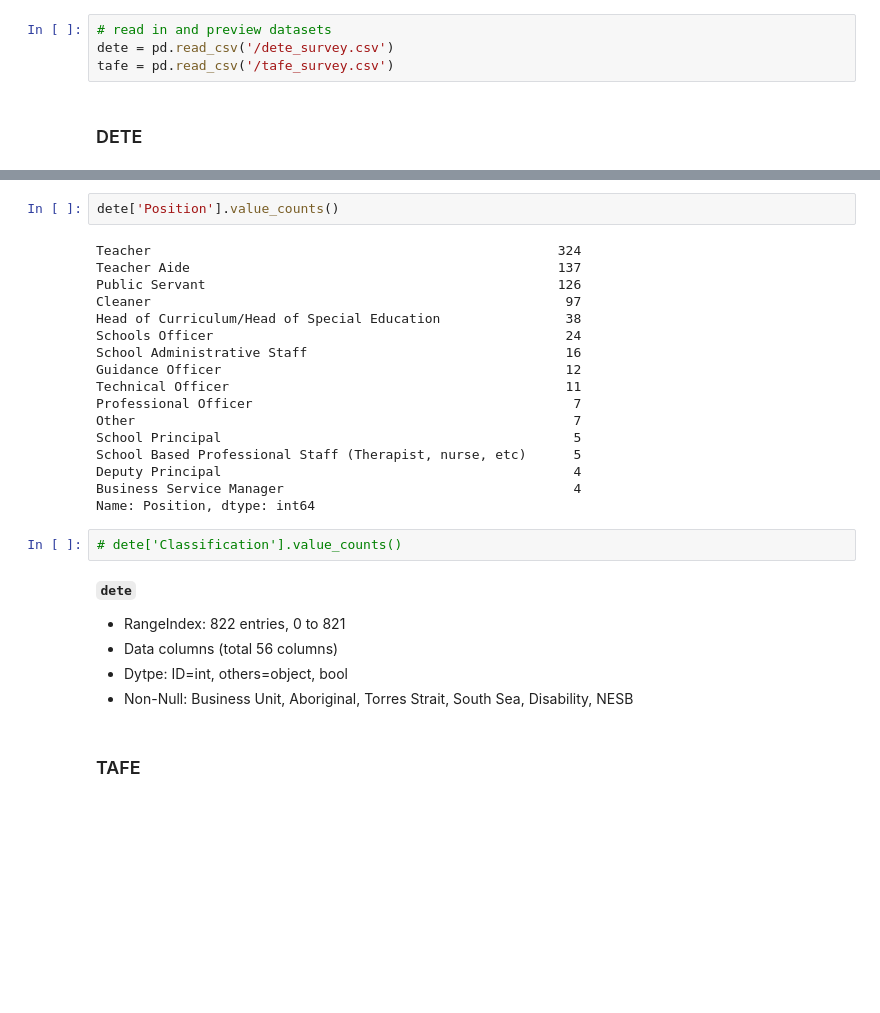
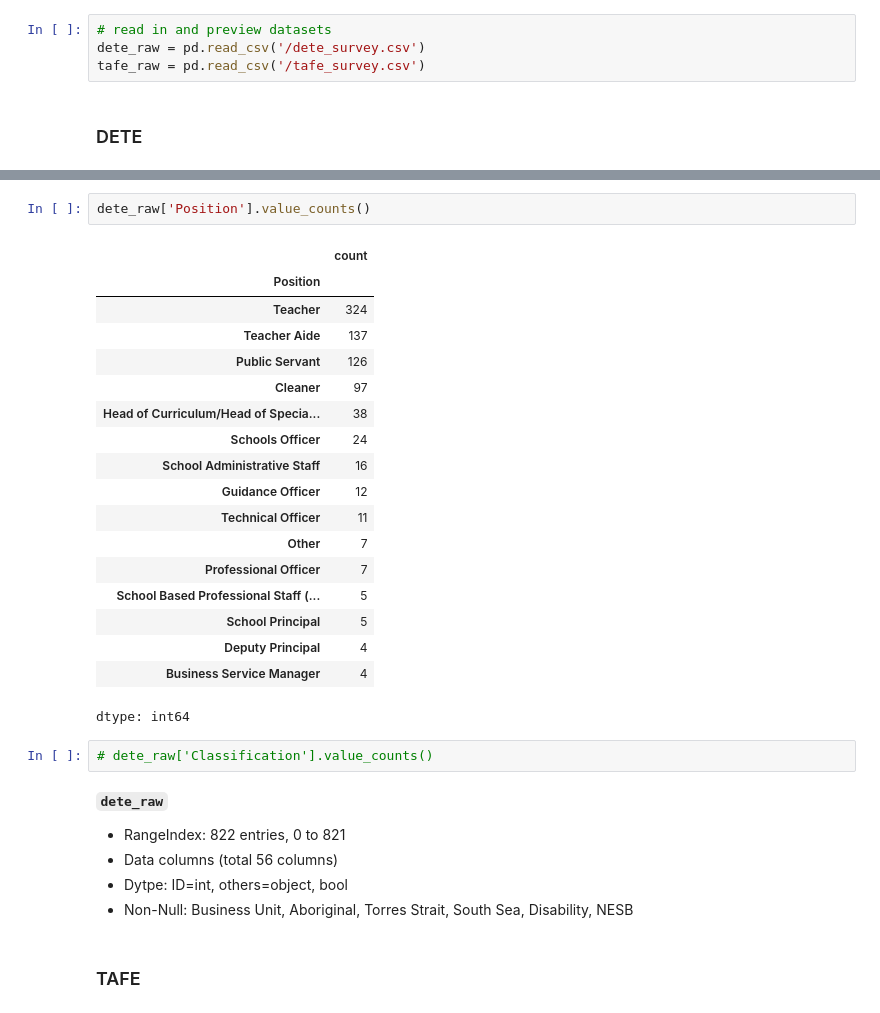
Before and after one commit to slp22/dataquest-projects, a Jupyter notebook: 3_1_dataquest_exit_surveys.ipynb, the cells around one changed output, grey strips where cells are left out. Cells and saved outputs as stored; diff of their text form; blank space fills up the shorter version.

Commit message:
clean col names

```diff
--- a/3_1_dataquest_exit_surveys.ipynb
+++ b/3_1_dataquest_exit_surveys.ipynb
@@ -46,7 +48,7 @@ Mounted at /content/drive
 # %%
 # read in and preview datasets
-dete = pd.read_csv('/dete_survey.csv')
-tafe = pd.read_csv('/tafe_survey.csv')
+dete_raw = pd.read_csv('/dete_survey.csv')
+tafe_raw = pd.read_csv('/tafe_survey.csv')
 # %% [markdown]
 ### DETE
 # %%
@@ -81,26 +85,28 @@ Name: SeparationType, dtype: int64
 # %%
-dete['Position'].value_counts()
+dete_raw['Position'].value_counts()
 # %% [output]
+|  | count |
+| Position |  |
+| Teacher | 324 |
+| Teacher Aide | 137 |
+| Public Servant | 126 |
+| Cleaner | 97 |
+| Head of Curriculum/Head of Specia... | 38 |
+| Schools Officer | 24 |
+| School Administrative Staff | 16 |
+| Guidance Officer | 12 |
+| Technical Officer | 11 |
+| Other | 7 |
+| Professional Officer | 7 |
+| School Based Professional Staff (... | 5 |
+| School Principal | 5 |
+| Deputy Principal | 4 |
+| Business Service Manager | 4 |
-Teacher                                                    324
-Teacher Aide                                               137
-Public Servant                                             126
-Cleaner                                                     97
-Head of Curriculum/Head of Special Education                38
-Schools Officer                                             24
-School Administrative Staff                                 16
-Guidance Officer                                            12
-Technical Officer                                           11
-Professional Officer                                         7
-Other                                                        7
-School Principal                                             5
-School Based Professional Staff (Therapist, nurse, etc)      5
-Deputy Principal                                             4
-Business Service Manager                                     4
-Name: Position, dtype: int64
+dtype: int64
 # %%
-# dete['Classification'].value_counts()
+# dete_raw['Classification'].value_counts()
 # %% [markdown]
-**`dete`**
+**`dete_raw`**
 - RangeIndex: 822 entries, 0 to 821
 - Data columns (total 56 columns)
 - Dytpe: ID=int, others=object, bool
```
Also changed, not shown: parts of 34 cells of this notebook.
